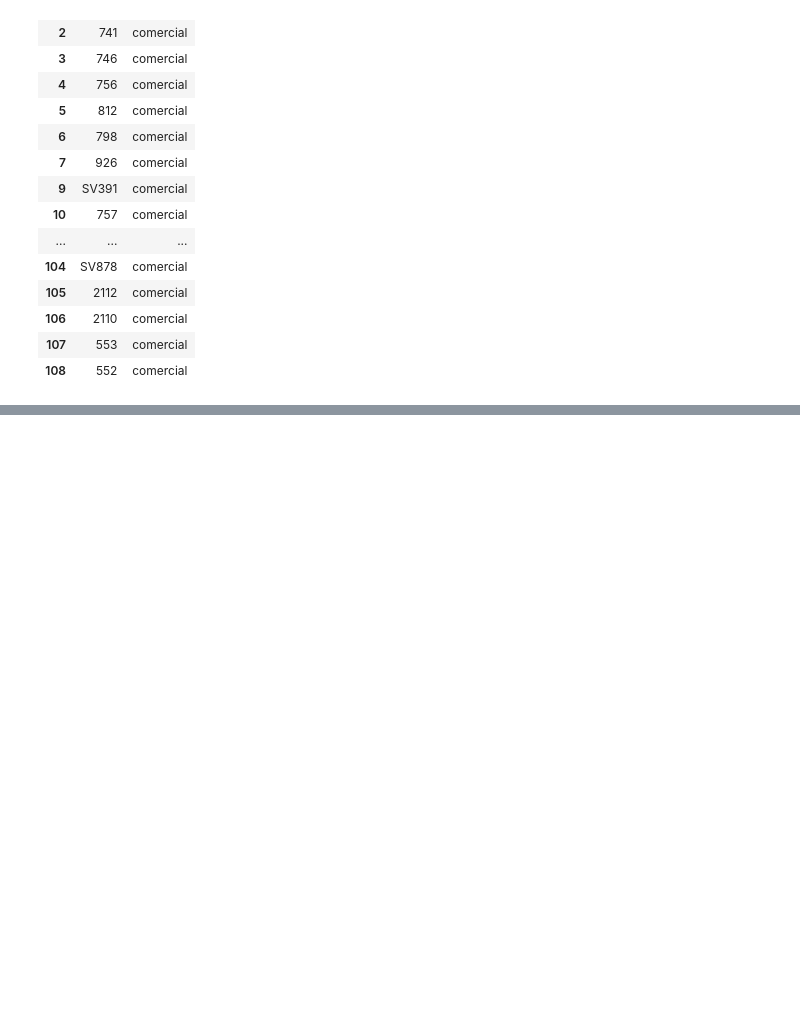
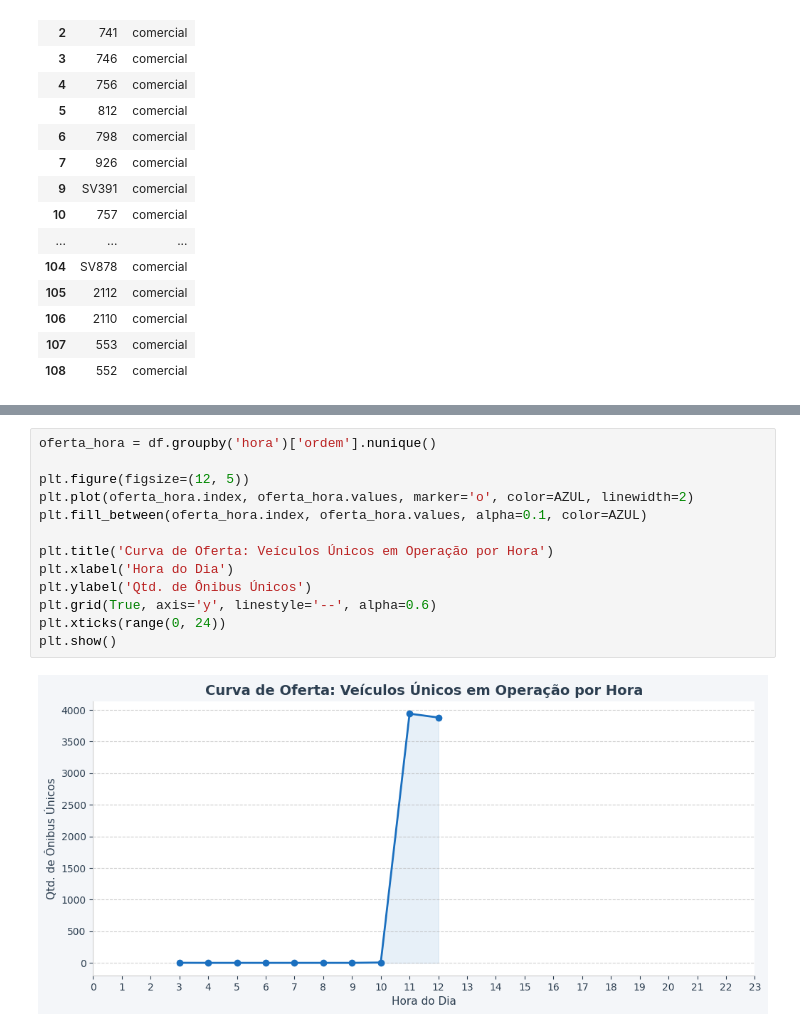
Before and after one commit to viniciusgonc/big_data_proj, a Jupyter notebook: codigo/gold_análises_av2_big_data.ipynb, the cells around one changed output, grey strips where cells are left out. Drawn from its saved outputs; the diff is of its cells as text; blank space fills up the shorter version.

```diff
--- a/codigo/gold_análises_av2_big_data.ipynb
+++ b/codigo/gold_análises_av2_big_data.ipynb
@@ -377,0 +263,15 @@ plt.show()
+# %%
+oferta_hora = df.groupby('hora')['ordem'].nunique()
+
+plt.figure(figsize=(12, 5))
+plt.plot(oferta_hora.index, oferta_hora.values, marker='o', color=AZUL, linewidth=2)
+plt.fill_between(oferta_hora.index, oferta_hora.values, alpha=0.1, color=AZUL)
+
+plt.title('Curva de Oferta: Veículos Únicos em Operação por Hora')
+plt.xlabel('Hora do Dia')
+plt.ylabel('Qtd. de Ônibus Únicos')
+plt.grid(True, axis='y', linestyle='--', alpha=0.6)
+plt.xticks(range(0, 24))
+plt.show()
+# %% [output]
+[figure, added]
```
Also changed, not shown: parts of 34 cells of this notebook.
